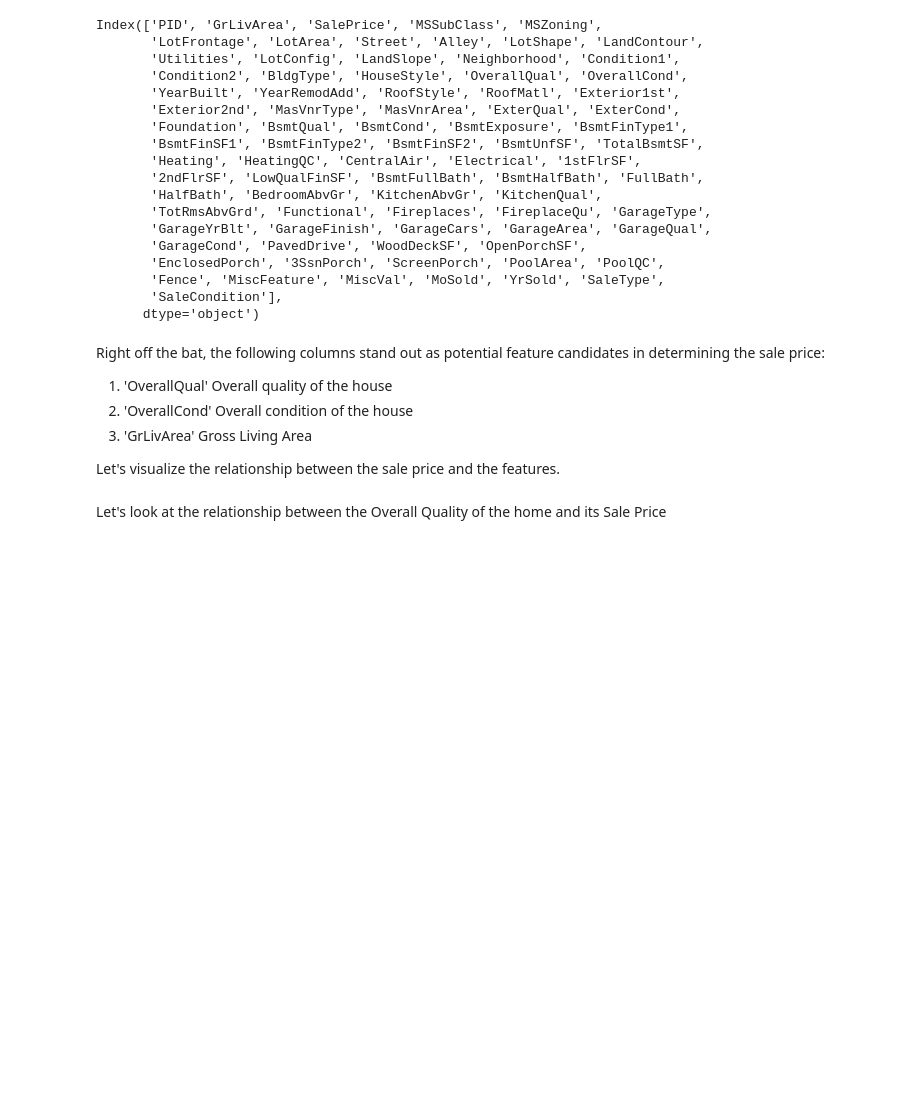
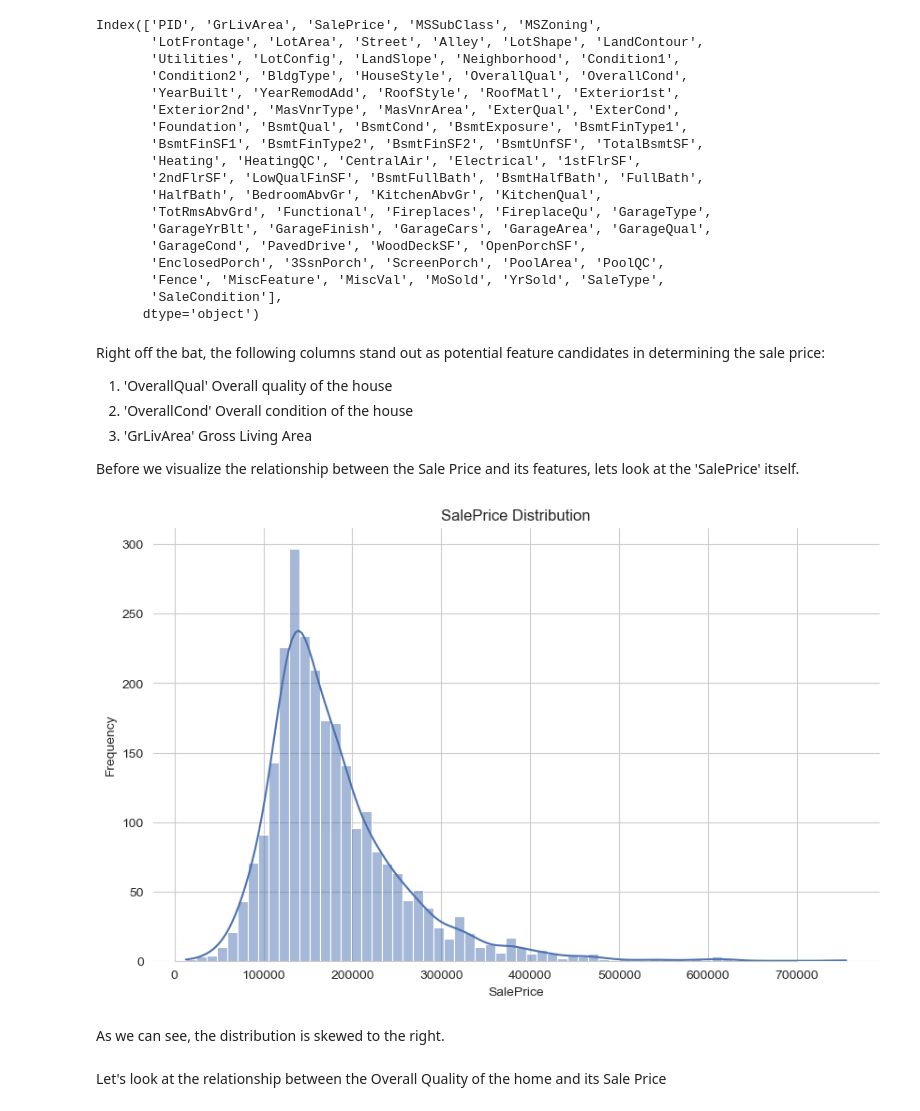
Before and after one commit to haidermumtaz/Machine-Learning-Project, a Jupyter notebook: housing_data_analysis.ipynb, the cells around one changed output. Cells and saved outputs as stored; diff of their text form; code cells hidden in the pictures; blank space fills up the shorter version.

```diff
--- a/housing_data_analysis.ipynb
+++ b/housing_data_analysis.ipynb
@@ -50,7 +50,21 @@ Right off the bat, the following columns stand out as potential feature candidat
 2. 'OverallCond' Overall condition of the house
 3. 'GrLivArea' Gross Living Area
 
-Let's visualize the relationship between the sale price and the features.
+Before we visualize the relationship between the Sale Price and its features, lets look at the 'SalePrice' itself.
+# %%
+sns.set_style("whitegrid")
+sns.set_color_codes(palette='deep')
+f, ax = plt.subplots(figsize=(10, 6))
+sns.histplot(housing['SalePrice'], kde=True, color="b")
+ax.set(title="SalePrice Distribution",
+       xlabel="SalePrice",
+       ylabel="Frequency")
+sns.despine(trim=True, left=True)
+plt.show()
+# %% [output]
+[figure, added]
+# %% [markdown]
+As we can see, the distribution is skewed to the right.
 # %% [markdown]
 Let's look at the relationship between the Overall Quality of the home and its Sale Price
 # %%
```
Also changed, not shown: parts of 9 cells of this notebook, 1 other file.
